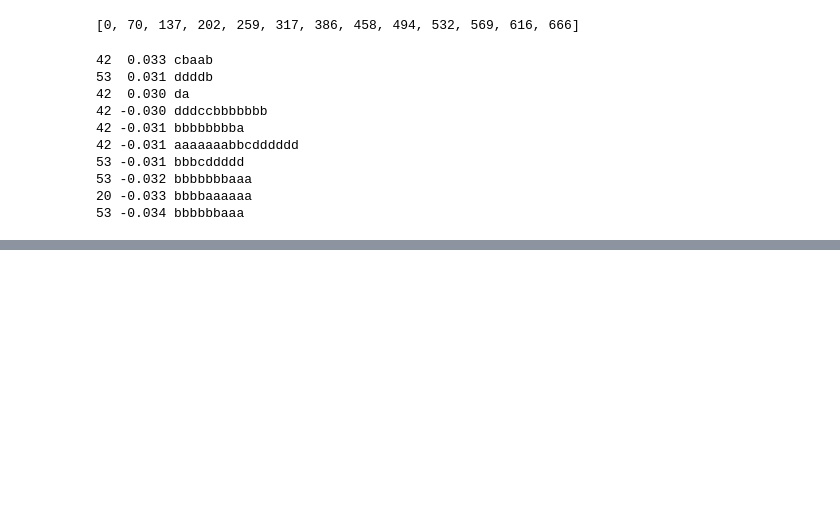
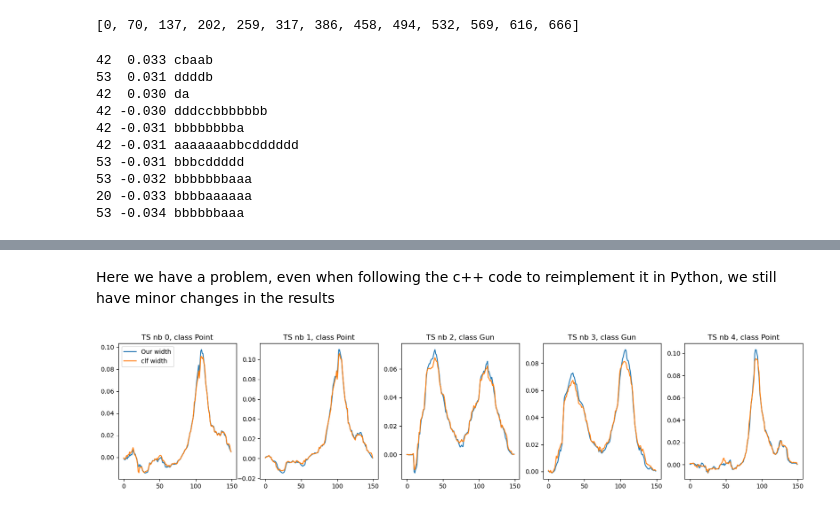
Before and after one commit to StanislasDOZIAS/MR-SEQL, a Jupyter notebook: notebooks/final_notebook.ipynb, the cells around one changed output, grey strips where cells are left out. Cells and saved outputs as stored; diff of their text form; code cells hidden in the pictures; blank space fills up the shorter version.

```diff
--- a/notebooks/final_notebook.ipynb
+++ b/notebooks/final_notebook.ipynb
@@ -187,6 +291,10 @@ thresholds
 [0, 70, 137, 202, 259, 317, 386, 458, 494, 532, 569, 616, 666]
 # %%
 def find_l(thresholds, ind):
+    """
+    Given a list of thresholds, retrieve the number of the interval where ind is,
+    and the distance to the begining of the found interval
+    """
     for num_l in range(len(list_l)):
         if thresholds[num_l] <= ind < thresholds[num_l+1]:
             return num_l, ind-thresholds[num_l]
@@ -194,13 +302,12 @@ def find_l(thresholds, ind):
 important_coeffs = []
 important_sequences = []
 important_l = []
+nb_sequences_to_show = 10
 
-
-
-for ind in sorted_sequences_idx[:10]:
+for ind in sorted_sequences_idx[:nb_sequences_to_show]:
     coeff = coeffs[ind]
     num_l, num_seq = find_l(thresholds, ind)
-    SOI = clf.sequences[num_l][num_seq].decode("utf-8") #sequence of interest
+    SOI = clf.sequences[num_l][num_seq].decode("utf-8") # sequence of interest
     lOI = list_l[num_l] #l of interest
 
     important_coeffs.append(coeff)
@@ -285,3 +423,0 @@ def plot_ROI(num_data):
-# %%
-for num_data in range(10):
-    plot_ROI(num_data=num_data)
@@ -301,0 +424,26 @@ True label: Point, predict label: Point
+# %%
+def get_paper_weighted_ts(timeseries, label):
+    """
+    Given a timeseries and its label, compute the contribution of each of its points.
+    It is done directly using clf function.
+    """
+    weighted_ts = clf.map_sax_model(timeseries)[0]
+    if label == "1":
+        weighted_ts = -weighted_ts
+    return weighted_ts
+# %% [markdown]
+Here we have a problem, even when following the c++ code to reimplement it in Python, we still have minor changes in the results
+# %%
+fig, ax = plt.subplots(1,5, figsize = (20,4))
+for num_data in range(5):
+    timeseries = X_train["dim_0"][num_data].to_numpy()
+    label = y_train[num_data]
+    weighted_ts = get_weighted_ts(timeseries, label)
+    paper_weighted_ts = get_paper_weighted_ts(timeseries, label)
+    ax[num_data].plot(weighted_ts, label="Our width")
+    ax[num_data].plot(paper_weighted_ts, label="clf width")
+    ax[num_data].set_title(f'TS nb {num_data}, class {class_dict[y_train[num_data]]}')
+ax[0].legend()
+plt.show()
+# %% [output]
+[figure, added]
```
Also changed, not shown: parts of 38 cells of this notebook, 2 other files.
